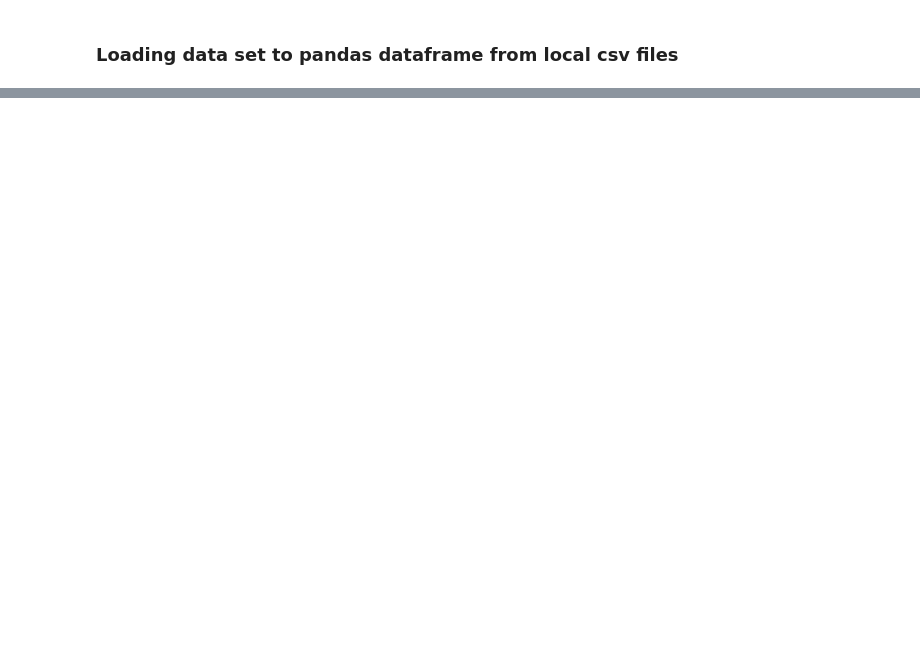
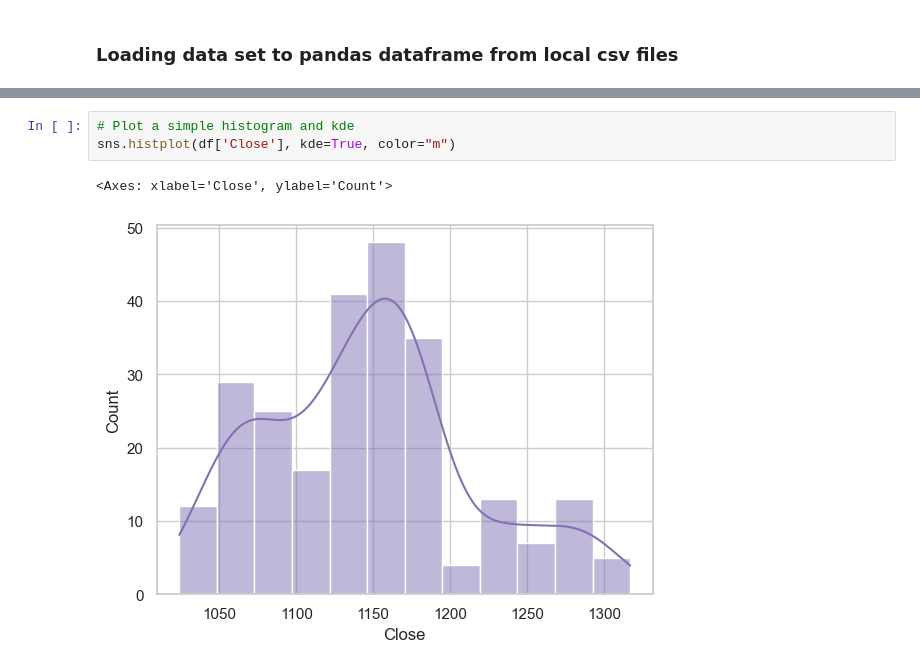
Before and after one commit to msuresh3/DS_Stats, a Jupyter notebook: Python_stats.ipynb, the cells around one changed output, grey strips where cells are left out. Drawn from its saved outputs; the diff is of its cells as text; blank space fills up the shorter version.

```diff
--- a/Python_stats.ipynb
+++ b/Python_stats.ipynb
@@ -46,0 +81,6 @@ Axis_mode
+# %%
+# Plot a simple histogram and kde
+sns.histplot(df['Close'], kde=True, color="m")
+# %% [output]
+<Axes: xlabel='Close', ylabel='Count'>
+[figure, added]
```
Also changed, not shown: parts of 7 cells of this notebook, 2 other files.
